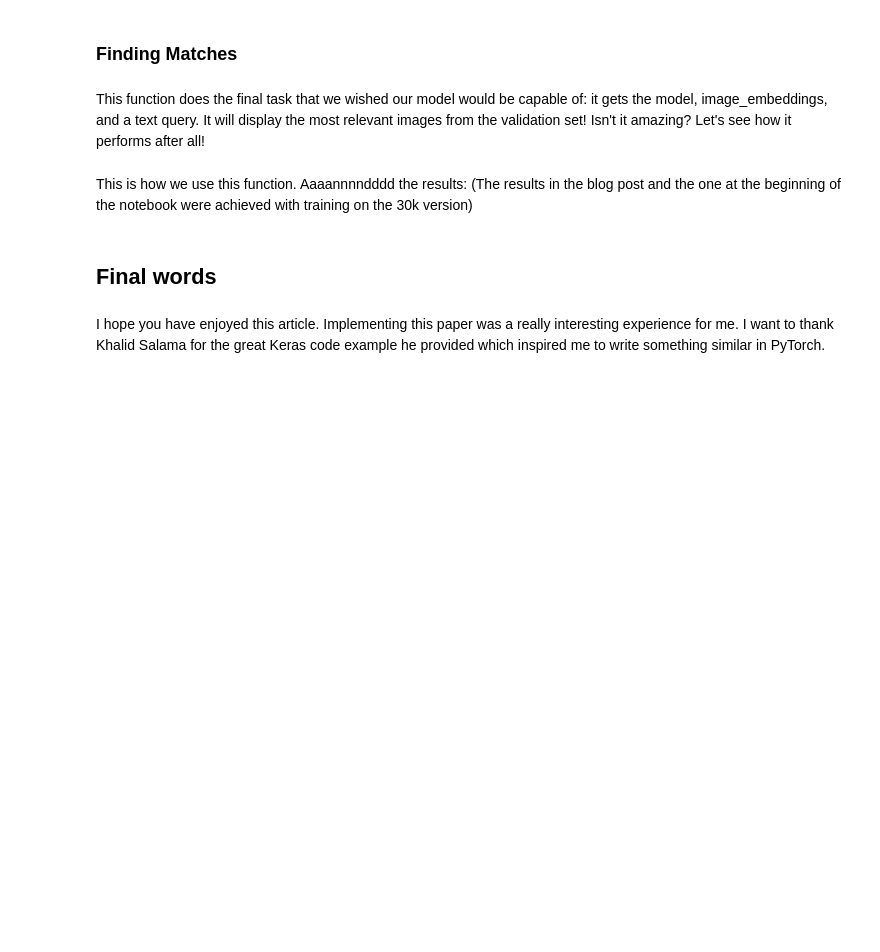
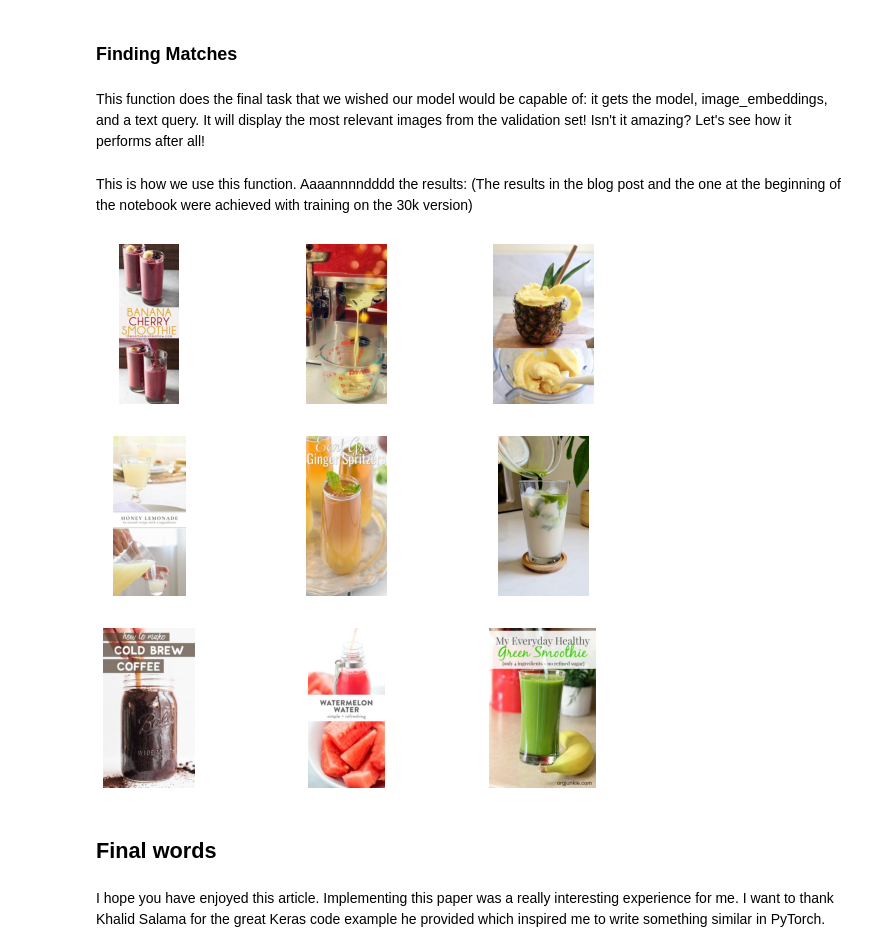
Before and after one commit to tmarmedaziz/Image-based-semantic-search, a Jupyter notebook: OpenAI_CLIP_simple_implementation.ipynb, the cells around one changed output. Cells and saved outputs as stored; diff of their text form; code cells hidden in the pictures; blank space fills up the shorter version.

```diff
--- a/OpenAI_CLIP_simple_implementation.ipynb
+++ b/OpenAI_CLIP_simple_implementation.ipynb
@@ -35,4 +51,4 @@ from transformers import DistilBertModel, DistilBertConfig, DistilBertTokenizer
 # %%
-image_path = "Images_scraping\images"
-captions_path = "Images_scraping"
+image_path = "/content/images"
+captions_path = "/content/Image-based-semantic-search/Images_scraping"
 # %% [markdown]
@@ -52,7 +66,7 @@ class CFG:
     weight_decay = 1e-3
     patience = 1
     factor = 0.8
-    epochs = 4
+    epochs = 150
     device = torch.device("cuda" if torch.cuda.is_available() else "cpu")
 
     model_name = 'resnet50'
@@ -323,7 +303,7 @@ Here are some funtions to help us load train and valid dataloaders, our model an
 # %%
 def make_train_valid_dfs():
     # dataframe = pd.read_csv(f"{CFG.captions_path}/captions.csv")
-    dataframe = pd.read_csv(f"Images_scraping\dataset.csv")
+    dataframe = pd.read_csv(f"/content/cleaned_dataset.csv")
     max_id = dataframe["index"].max() + 1 if not CFG.debug else 100
     image_ids = np.arange(0, max_id)
     np.random.seed(42)
@@ -477,7 +468,7 @@ def get_image_embeddings(valid_df, model_path):
     valid_image_embeddings = []
     with torch.no_grad():
         for batch in tqdm(valid_loader):
-            image_features = model.image_encoder(batch["id"].to(CFG.device))
+            image_features = model.image_encoder(batch["image"].to(CFG.device))
             image_embeddings = model.image_projection(image_features)
             valid_image_embeddings.append(image_embeddings)
     return model, torch.cat(valid_image_embeddings)
@@ -523,9 +518,11 @@ This is how we use this function. Aaaannnndddd the results:
 # %%
 find_matches(model,
              image_embeddings,
-             query="dogs on the grass",
+             query="lemonade",
              image_filenames=valid_df['id'].values,
              n=9)
+# %% [output]
+[figure, added]
 # %% [markdown]
 ## Final words
 # %% [markdown]
```
Also changed, not shown: parts of 41 cells of this notebook, 29 other files.
